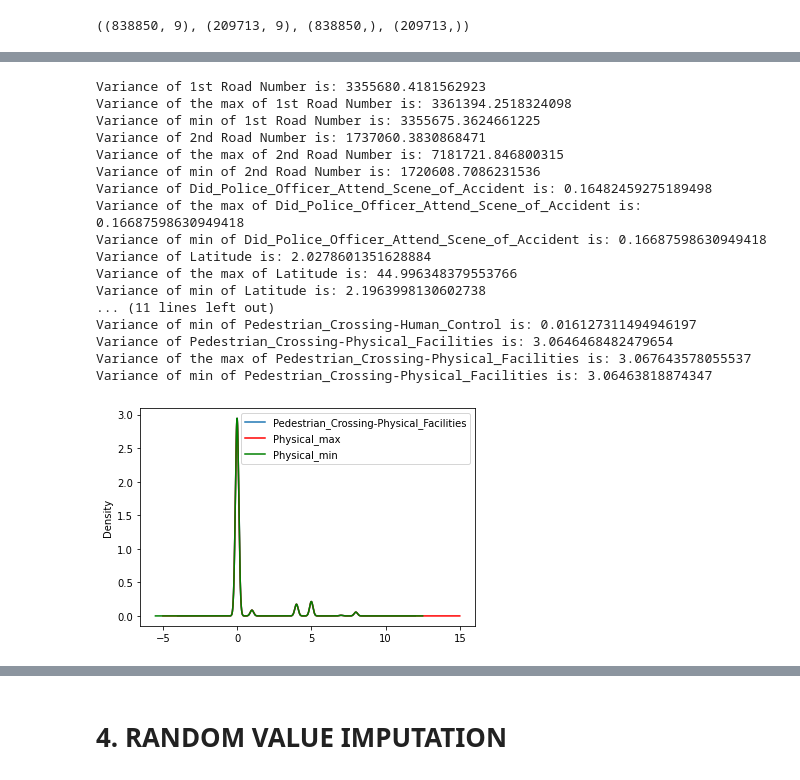
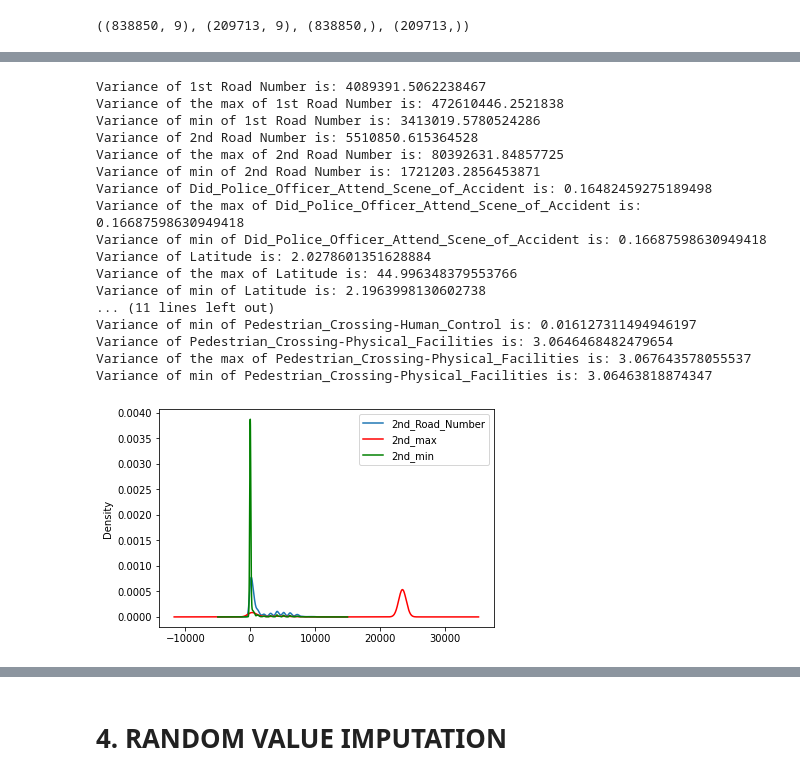
Before and after one commit to TROISTROIS/BLUE-BOOK-FOR-BULLDOZERS, a Jupyter notebook: predicting-rtc-severity-in-uk-roads-using-machine.ipynb, the cells around one changed output, grey strips where cells are left out. Cells and saved outputs as stored; diff of their text form; code cells hidden in the pictures.

Commit message:
Kaggle Notebook | Predicting RTC Severity in UK roads using machine  | Zero is not Zero

```diff
--- a/predicting-rtc-severity-in-uk-roads-using-machine.ipynb
+++ b/predicting-rtc-severity-in-uk-roads-using-machine.ipynb
@@ -40,0 +67,4 @@ accidentdf.sample(6)
+# %%
+# replacing zero values as missing
+accidentdf['1st_Road_Number'].replace(0, np.NaN, inplace = True)
+accidentdf['2nd_Road_Number'].replace(0, np.NaN, inplace = True)
@@ -333,5 +379,8 @@ Year                                           0.000000
 InScotland                                     0.000041
 dtype: float64
 # %%
-nullnumcols = [var for var in accidentdf.select_dtypes('number').columns if accidentdf[var].isnull().mean() < 0.05 and accidentdf[var].isnull().mean()>0]
-numimpute=accidentdf[nullnumcols].copy()
+nullnumcols = [var for var in accidentdf.select_dtypes('number').columns if accidentdf[var].isnull().mean() > 0]
+null_num_cols = accidentdf[nullnumcols]
+numimpute=null_num_cols.copy()
+numimpute.head()
+numimpute.isnull().mean()
@@ -685,12 +747,12 @@ print("Variance of Pedestrian_Crossing-Physical_Facilities is:", XTrain['Pedestr
 print("Variance of the max of Pedestrian_Crossing-Physical_Facilities is:", XTrain['Physical_max'].var())
 print("Variance of min of Pedestrian_Crossing-Physical_Facilities is:", XTrain['Physical_min'].var())
 # %% [output]
-Variance of 1st Road Number is: 3355680.4181562923
-Variance of the max of 1st Road Number is: 3361394.2518324098
-Variance of min of 1st Road Number is: 3355675.3624661225
-Variance of 2nd Road Number is: 1737060.3830868471
-Variance of the max of 2nd Road Number is: 7181721.846800315
-Variance of min of 2nd Road Number is: 1720608.7086231536
+Variance of 1st Road Number is: 4089391.5062238467
+Variance of the max of 1st Road Number is: 472610446.2521838
+Variance of min of 1st Road Number is: 3413019.5780524286
+Variance of 2nd Road Number is: 5510850.615364528
+Variance of the max of 2nd Road Number is: 80392631.84857725
+Variance of min of 2nd Road Number is: 1721203.2856453871
 Variance of Did_Police_Officer_Attend_Scene_of_Accident is: 0.16482459275189498
 Variance of the max of Did_Police_Officer_Attend_Scene_of_Accident is: 0.16687598630949418
 Variance of min of Did_Police_Officer_Attend_Scene_of_Accident is: 0.16687598630949418
@@ -705,17 +767,17 @@ Variance of min of Pedestrian_Crossing-Physical_Facilities is: 3.06463818874347
 # %%
 # plot the distribution
 # to check if the distribution changed
 fig = plt.figure()
 ax = fig.add_subplot(111)
-XTrain["Pedestrian_Crossing-Physical_Facilities"].plot(kind='kde',ax=ax)
-XTrain['Physical_max'].plot(kind='kde',ax=ax,color = 'red')
-XTrain['Physical_min'].plot(kind='kde',ax=ax,color='green')
+XTrain["2nd_Road_Number"].plot(kind='kde',ax=ax)
+XTrain['2nd_max'].plot(kind='kde',ax=ax,color = 'red')
+XTrain['2nd_min'].plot(kind='kde',ax=ax,color='green')
 
 lines,labels = ax.get_legend_handles_labels()
 ax.legend(lines,labels,loc='best')
 plt.show()
 # %% [output]
-[figure, old version]
+[figure, new version]
 # %%
 XTrain.describe()
 # %% [output]
```
Also changed, not shown: parts of 49 cells of this notebook.
